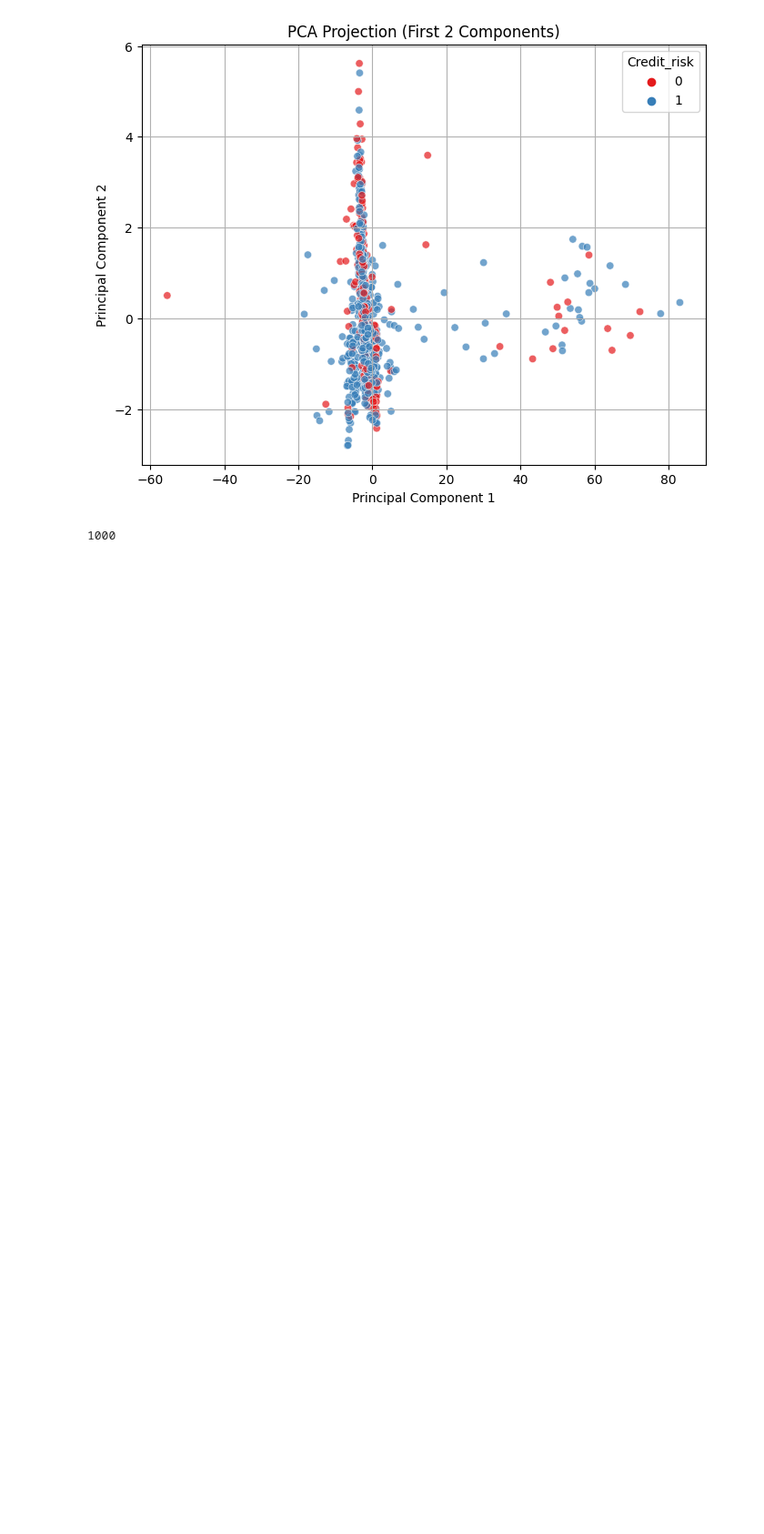
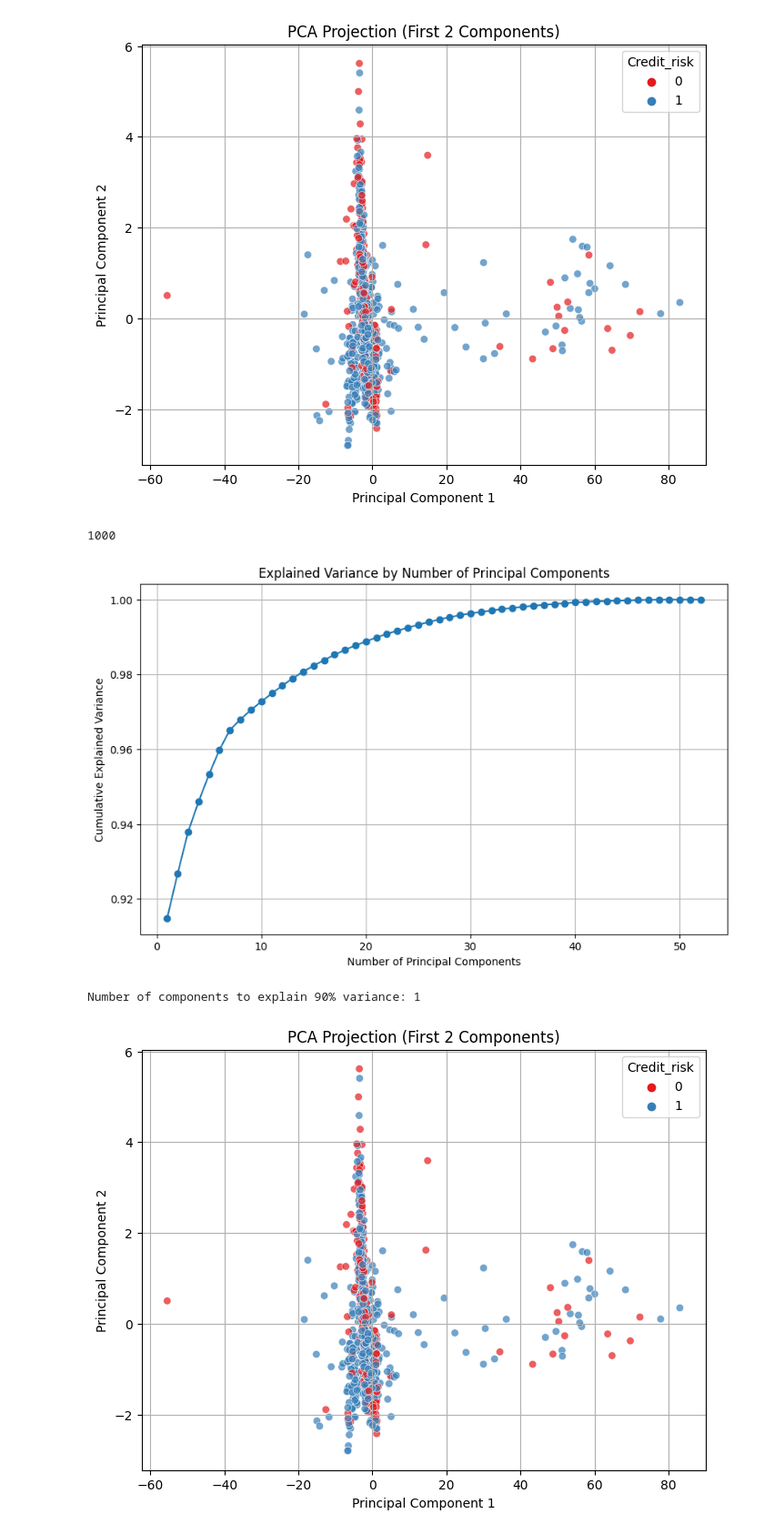
Before and after one commit to mjoudy/credit_risk_analysis, a Jupyter notebook: eda_and_sql_queries.ipynb, the cells around one changed output. Shown at 91% size. Cells and saved outputs as stored; diff of their text form; code cells hidden in the pictures; blank space fills up the shorter version.

```diff
--- a/eda_and_sql_queries.ipynb
+++ b/eda_and_sql_queries.ipynb
@@ -338,3 +338,83 @@ plt.show()
 pca_df.to_sql("pca_credit_data", conn, if_exists="replace", index=False)
 # %% [output]
 1000
+# %%
+from sklearn.decomposition import PCA
+import matplotlib.pyplot as plt
+import seaborn as sns
+import numpy as np
+import pandas as pd
+
+# Use your already prepared df_encoded and target
+X = df_encoded.drop(columns=['Credit_risk'])
+y = df_encoded['Credit_risk']
+
+# Run PCA
+pca = PCA()
+X_pca = pca.fit_transform(X)
+
+# Scree plot: cumulative explained variance
+plt.figure(figsize=(10, 6))
+plt.plot(np.arange(1, len(pca.explained_variance_ratio_)+1), np.cumsum(pca.explained_variance_ratio_), marker='o')
+plt.xlabel('Number of Principal Components')
+plt.ylabel('Cumulative Explained Variance')
+plt.title('Explained Variance by Number of Principal Components')
+plt.grid(True)
+plt.show()
+
+# How many components explain 90% of the variance?
+cum_var = np.cumsum(pca.explained_variance_ratio_)
+n_components_90 = np.argmax(cum_var >= 0.90) + 1
+print(f"Number of components to explain 90% variance: {n_components_90}")
+
+# 2D scatter plot of first two PCs
+pca_df = pd.DataFrame(X_pca, columns=[f'PC{i+1}' for i in range(X_pca.shape[1])])
+pca_df['Credit_risk'] = y.values
+
+plt.figure(figsize=(8, 6))
+sns.scatterplot(data=pca_df, x='PC1', y='PC2', hue='Credit_risk', palette='Set1', alpha=0.7)
+plt.title('PCA Projection (First 2 Components)')
+plt.xlabel('Principal Component 1')
+plt.ylabel('Principal Component 2')
+plt.grid(True)
+plt.show()
+
+# 3D scatter plot of first three PCs
+from mpl_toolkits.mplot3d import Axes3D  # noqa: F401
+fig = plt.figure(figsize=(10, 8))
+ax = fig.add_subplot(111, projection='3d')
+scatter = ax.scatter(pca_df['PC1'], pca_df['PC2'], pca_df['PC3'], c=pca_df['Credit_risk'], cmap='Set1', alpha=0.7)
+ax.set_xlabel('PC1')
+ax.set_ylabel('PC2')
+ax.set_zlabel('PC3')
+plt.title('PCA Projection (First 3 Components)')
+plt.show()
+
+# Show explained variance for first 10 components
+explained_var = pd.DataFrame({
+    'PC': [f'PC{i+1}' for i in range(len(pca.explained_variance_ratio_))],
+    'Explained Variance': pca.explained_variance_ratio_,
+    'Cumulative Variance': np.cumsum(pca.explained_variance_ratio_)
+})
+print("Explained variance for first 10 components:")
+print(explained_var.head(10))
+
+# Show top contributing features for the first 3 PCs
+loadings = pd.DataFrame(pca.components_.T, columns=[f'PC{i+1}' for i in range(X.shape[1])], index=X.columns)
+for i in range(3):
+    print(f"Top features for PC{i+1}:")
+    print(loadings.iloc[:, i].abs().sort_values(ascending=False).head(5))
+    print()
+
+# Interpretation
+print(f"""
+Interpretation:
+- The scree plot shows how many principal components are needed to capture most of the variance in the data.
+- In this analysis, {n_components_90} components explain 90% of the variance, so you can reduce dimensionality from {X.shape[1]} to {n_components_90} with minimal information loss.
+- The 2D and 3D scatter plots show how well the first components separate the credit risk groups. If the groups overlap, it means the separation is not perfect in these dimensions.
+- The loadings table shows which original features contribute most to each principal component, helping interpret what each PC represents.
+""")
+# %% [output]
+[figure, added]
+Number of components to explain 90% variance: 1
+[figure, added]
```
Also changed, not shown: parts of 2 cells of this notebook, 6 other files.
